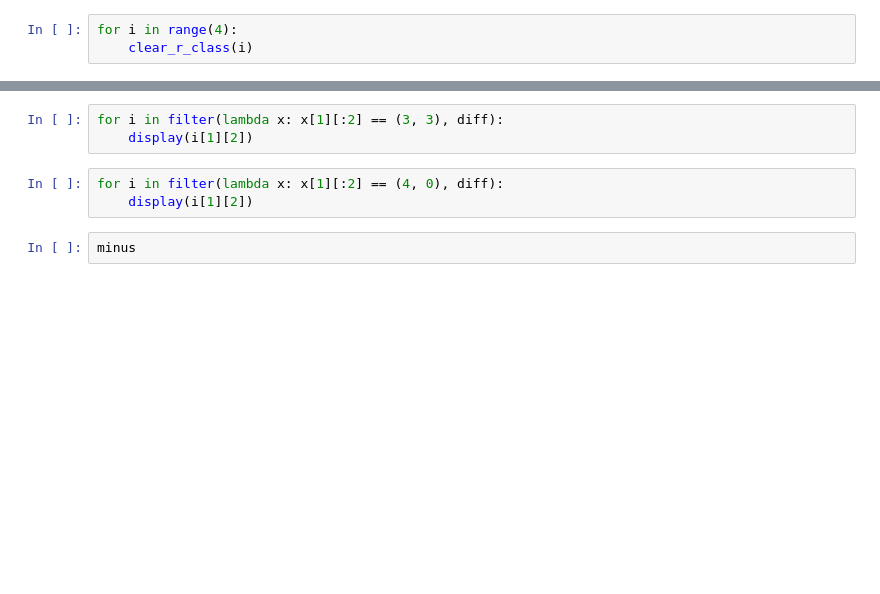
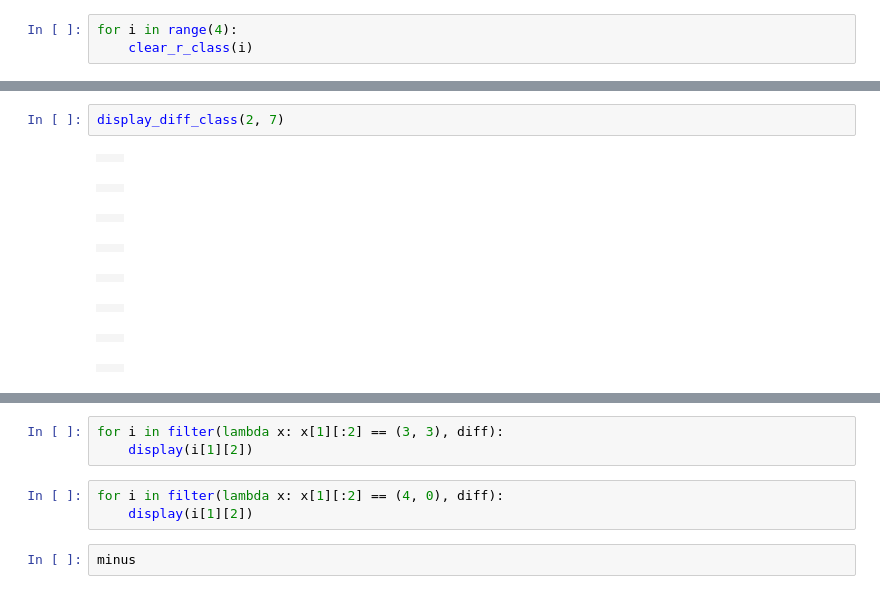
Before and after one commit to Larhard/transformator, a Jupyter notebook: transformator/main.ipynb, the cells around one changed output, grey strips where cells are left out. Cells and saved outputs as stored; diff of their text form; blank space fills up the shorter version.

```diff
--- a/transformator/main.ipynb
+++ b/transformator/main.ipynb
@@ -473,0 +524,11 @@ for i in r_classes[3][3][1]:
+# %%
+display_diff_class(2, 7)
+# %% [output]
+|  |  |
+|  |  |
+|  |  |
+|  |  |
+|  |  |
+|  |  |
+|  |  |
+|  |  |
```
Also changed, not shown: parts of 18 cells of this notebook, 1 other file.
